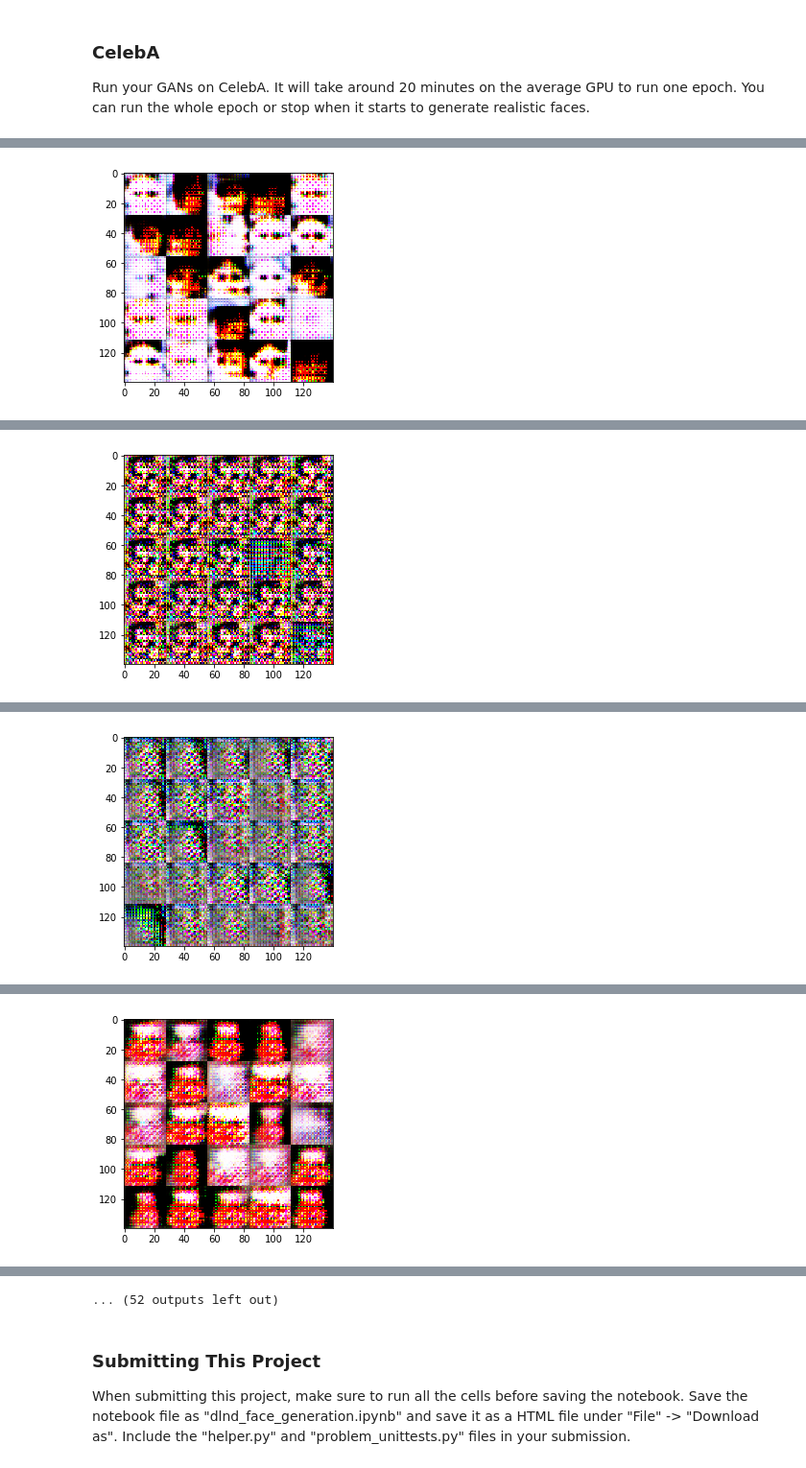
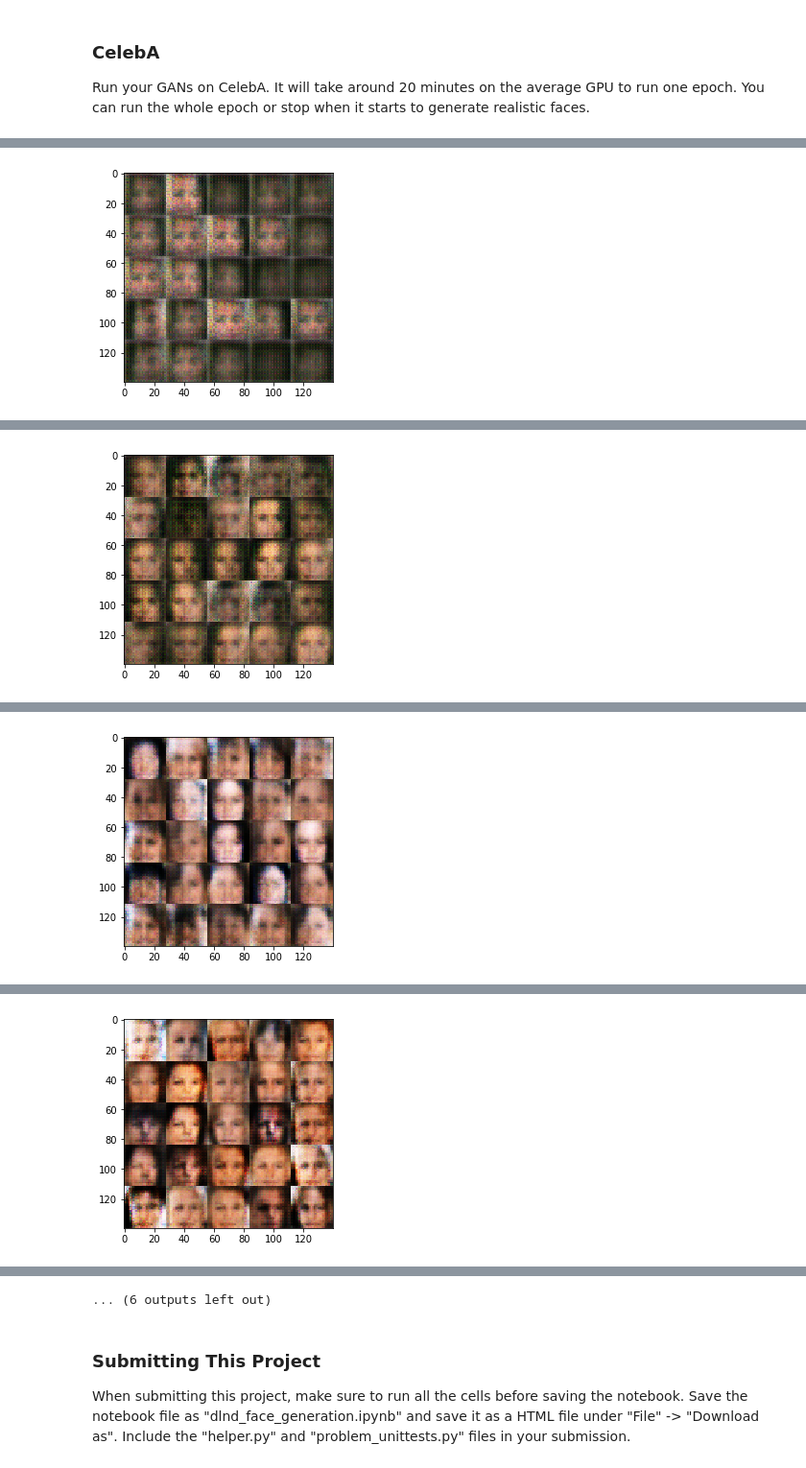
Before and after one commit to Yidli/Udacity---Deep-Learning, a Jupyter notebook: face_generation/dlnd_face_generation.ipynb, the cells around one changed output, grey strips where cells are left out. Shown at 96% size. Saved outputs shown, nothing was run; the diff lists cells and outputs as text; code cells hidden in the pictures.

```diff
--- a/face_generation/dlnd_face_generation.ipynb
+++ b/face_generation/dlnd_face_generation.ipynb
@@ -477,8 +476,8 @@ Run your GANs on CelebA.  It will take around 20 minutes on the average GPU to r
 # %%
 batch_size = 64
 z_dim = 100
-learning_rate = 0.01
-beta1 = 0.5
+learning_rate = 0.0005
+beta1 = 0.3
 
 
 """
@@ -504 +503 @@ Epoch 1/1... Discriminator Loss: 0.6200... Generator Loss: 1.6490
-[figure, old version]
+[figure, new version]
@@ -515 +514 @@ Epoch 1/1... Discriminator Loss: 0.0170... Generator Loss: 4.9865
-[figure, old version]
+[figure, new version]
@@ -526 +525 @@ Epoch 1/1... Discriminator Loss: 0.0252... Generator Loss: 4.1678
-[figure, old version]
+[figure, new version]
@@ -537 +536 @@ Epoch 1/1... Discriminator Loss: 0.8162... Generator Loss: 1.4910
-[figure, old version]
+[figure, new version]
@@ -560,4 +559,4 @@ Epoch 1/1... Discriminator Loss: 1.3459... Generator Loss: 0.4518
-... (52 outputs left out)
+... (6 outputs left out)
 # %% [markdown]
 ### Submitting This Project
 When submitting this project, make sure to run all the cells before saving the notebook. Save the notebook file as "dlnd_face_generation.ipynb" and save it as a HTML file under "File" -> "Download as". Include the "helper.py" and "problem_unittests.py" files in your submission.
```
Also changed, not shown: parts of 3 cells of this notebook, 1 other file.
